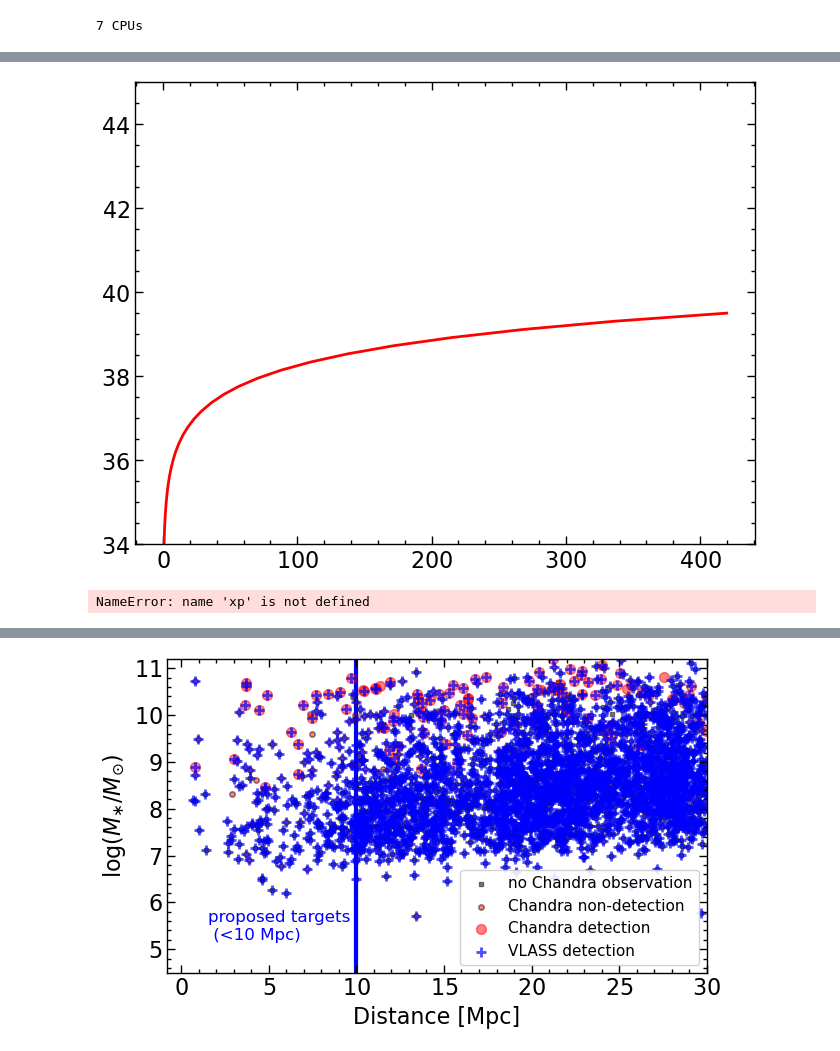
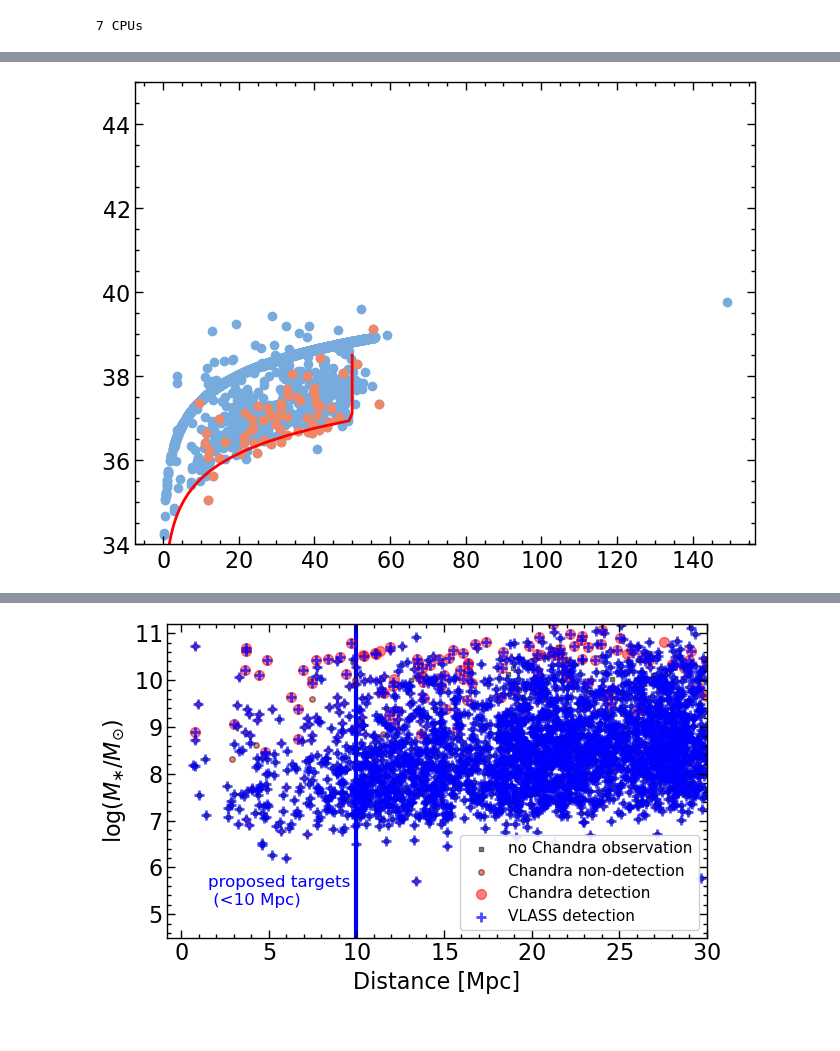
Before and after one commit to burke86/imbh_demographics, a Jupyter notebook: vla.ipynb, the cells around one changed output, grey strips where cells are left out. Saved outputs shown, nothing was run; the diff lists cells and outputs as text; code cells hidden in the pictures.

```diff
--- a/vla.ipynb
+++ b/vla.ipynb
@@ -117,7 +126,7 @@ data_50Mpc = Table(hdul[1].data)
 cat_50Mpc = SkyCoord(data_50Mpc['ra'], data_50Mpc['dec'], unit='deg')
 
 ###########################
-r_match = 1.0*u.arcsec ####
+r_match = 1.5*u.arcsec ####
 ###########################
 # %%
 data_50Mpc
@@ -274,7 +283,8 @@ result_table[0].write('vlass_matches.txt', format='csv', overwrite=True)
 # Only include point sources
 mask_point = result_table[0]['DCMaj'] < 0.5
 
-data_50Mpc['Ftot'] = 5*2.1 * 2.5 # mJy / beam * beam
+beam = np.pi*(2.5)**2/(4*np.log(2))
+data_50Mpc['Ftot'] = 5 * 2.1 * beam # RMS mJy / beam * beam
 data_50Mpc['e_Ftot'] = -1.0 # mJy
 
 # No size constraint
@@ -804,43 +842,22 @@ data_50Mpc_out.write('radiotable.tab', format='latex', overwrite=True, include_n
 
 # Write to mrt
 # %%
-plt.scatter(dist, y+yp)
-plt.scatter(dist[yerr>0], y[yerr>0]+yp)
+plt.scatter(dist, y)
+plt.scatter(dist[yerr>0], y[yerr>0])
 
-sens_lim = 5*(1*u.mJy).to(u.erg/u.s/u.cm**2, equivalencies=u.spectral_density(3*u.GHz)).value
+sens_lim = 1 * (1*u.mJy).to(u.erg/u.s/u.cm**2, equivalencies=u.spectral_density(3*u.GHz)).value
 
-log_l_eval = np.linspace(30, 39.5)
+log_l_eval = np.linspace(30, 38.5)
 l_eval = 10**log_l_eval
 
 d = np.sqrt(l_eval / (sens_lim * 4*np.pi))
-d = (d*u.cm).to(u.Mpc).value
-Vmax = 4/3*np.pi*d**3 * 13/180 # area
+d = np.clip((d*u.cm).to(u.Mpc).value, 0, 50)
+Vmax = 4/3*np.pi*d**3 * 130/180 # area
 #log_l_med = np.log10(sens_med*4*np.pi*d**2)
 plt.plot(d, log_l_eval, color='r')
 plt.ylim(34, 45)
 
 def invVmax_l(logl):
     return np.interp(logl, log_l_eval, 1/Vmax)
 # %% [output]
-[figure, old version]
+[figure, new version]
-# %%
-logms_eval = np.linspace(4, 11)
-
-# LX - Ms relation
-
-logl = yp + alpha_x50 + beta_x50*(logms_eval - xp)
-l = 10**logl
-
-d = np.sqrt(l / (sens_lim * 4*np.pi))
-d = (d*u.cm).to(u.Mpc).value
-Vmax = 4/3*np.pi*d**3 * 130/180
-#log_l_med = np.log10(sens_med*4*np.pi*d**2)
-plt.plot(d, logms_eval, color='r')
-
-plt.scatter(dist, x+xp)
-plt.scatter(dist[yerr>0], x[yerr>0]+xp)
-
-def invVmax_m(log_mstar):
-    return np.interp(log_mstar, logms_eval, 1/Vmax)
-# %% [output]
-NameError: name 'xp' is not defined
```
Also changed, not shown: parts of 20 cells of this notebook, 2 other files.
